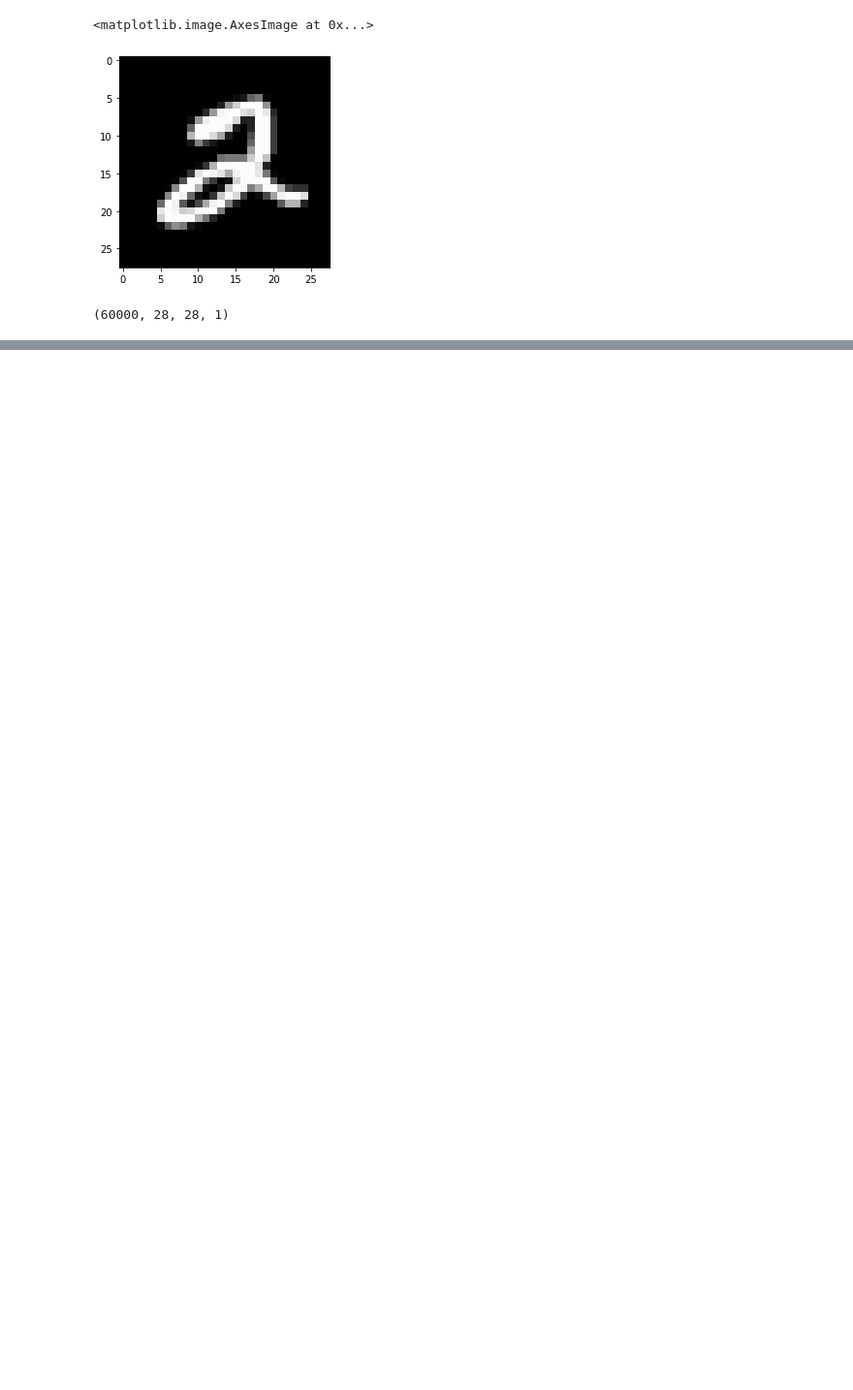
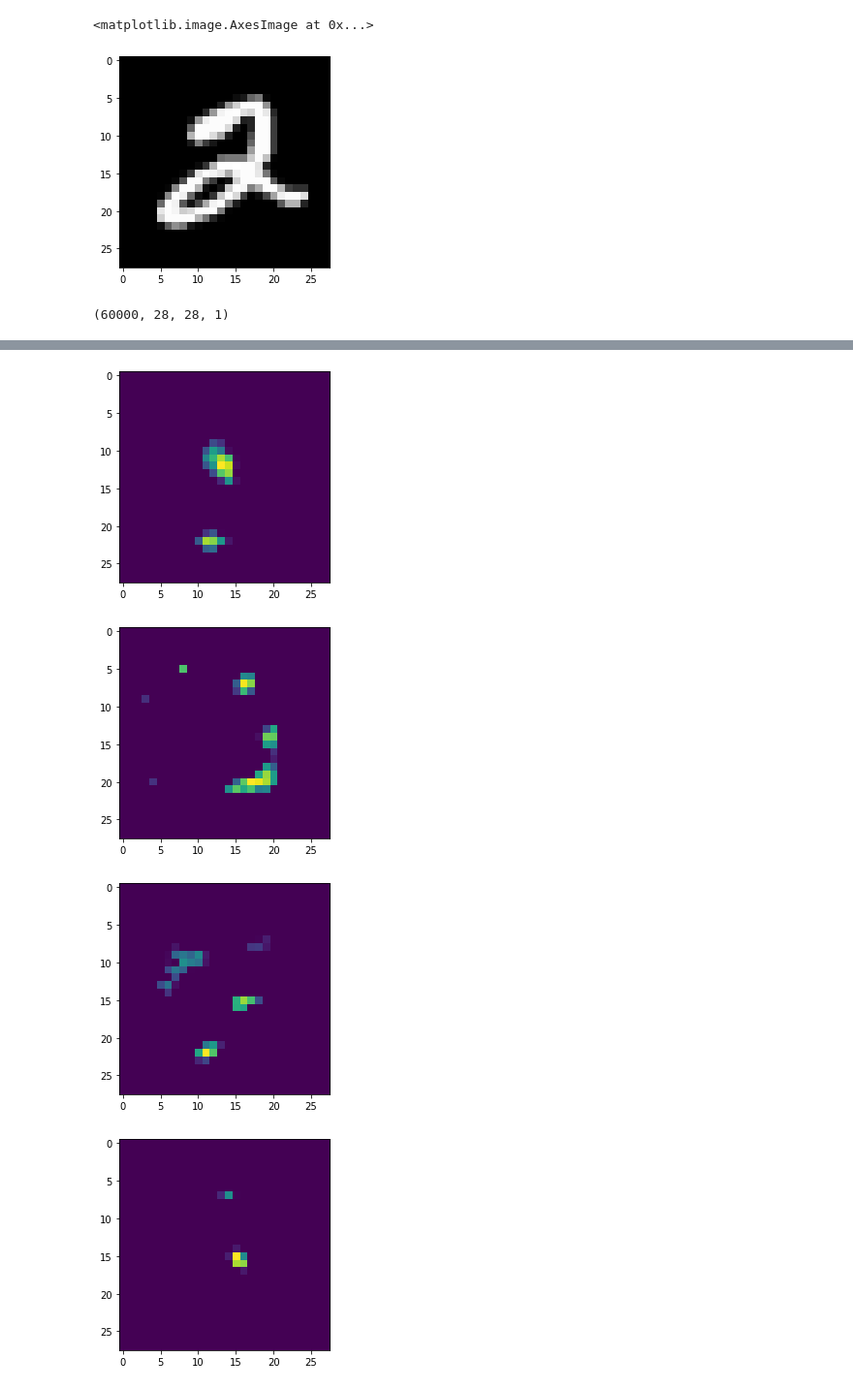
Before and after one commit to Xwyzworms/ComputerVisionJourney, a Jupyter notebook: AutoEncoder/autoEncoder.ipynb, the cells around one changed output, grey strips where cells are left out. Shown at 97% size. Drawn from its saved outputs; the diff is of its cells as text; code cells hidden in the pictures; blank space fills up the shorter version.

```diff
--- a/AutoEncoder/autoEncoder.ipynb
+++ b/AutoEncoder/autoEncoder.ipynb
@@ -68,0 +102,9 @@ plt.imshow(autoencoderModel.predict(x_test[50].reshape(-1,28,28,1))[0],cmap="gra
+# %%
+for i in range (5):
+	plt.imshow(autoencoderModel.predict(np.random.normal(size=784).reshape(-1,28,28,1))[0])
+	plt.show()
+# %% [output]
+[figure, added]
+[figure, added]
+[figure, added]
+[figure, added]
```
Also changed, not shown: parts of 6 cells of this notebook, 1 other file.
